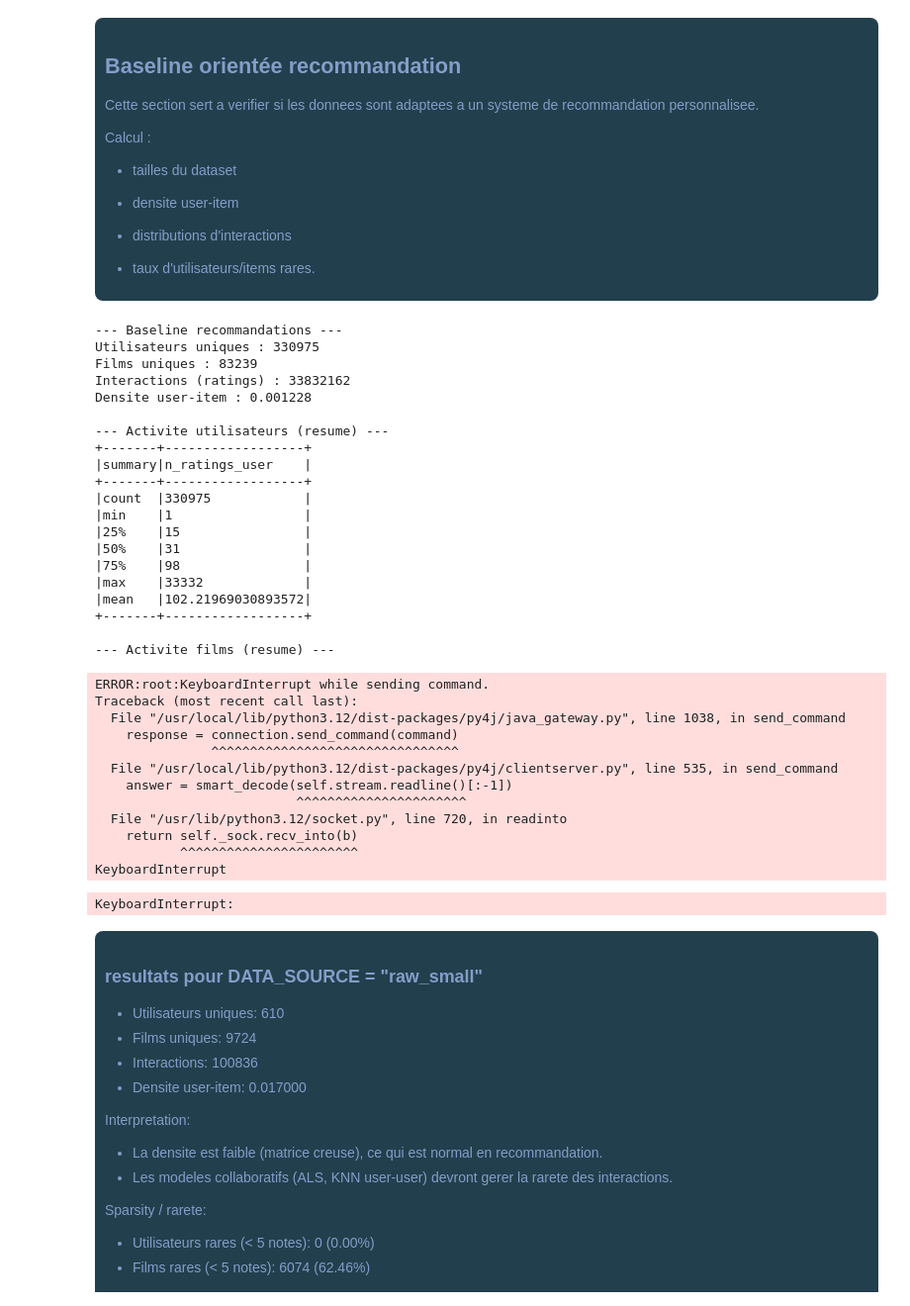
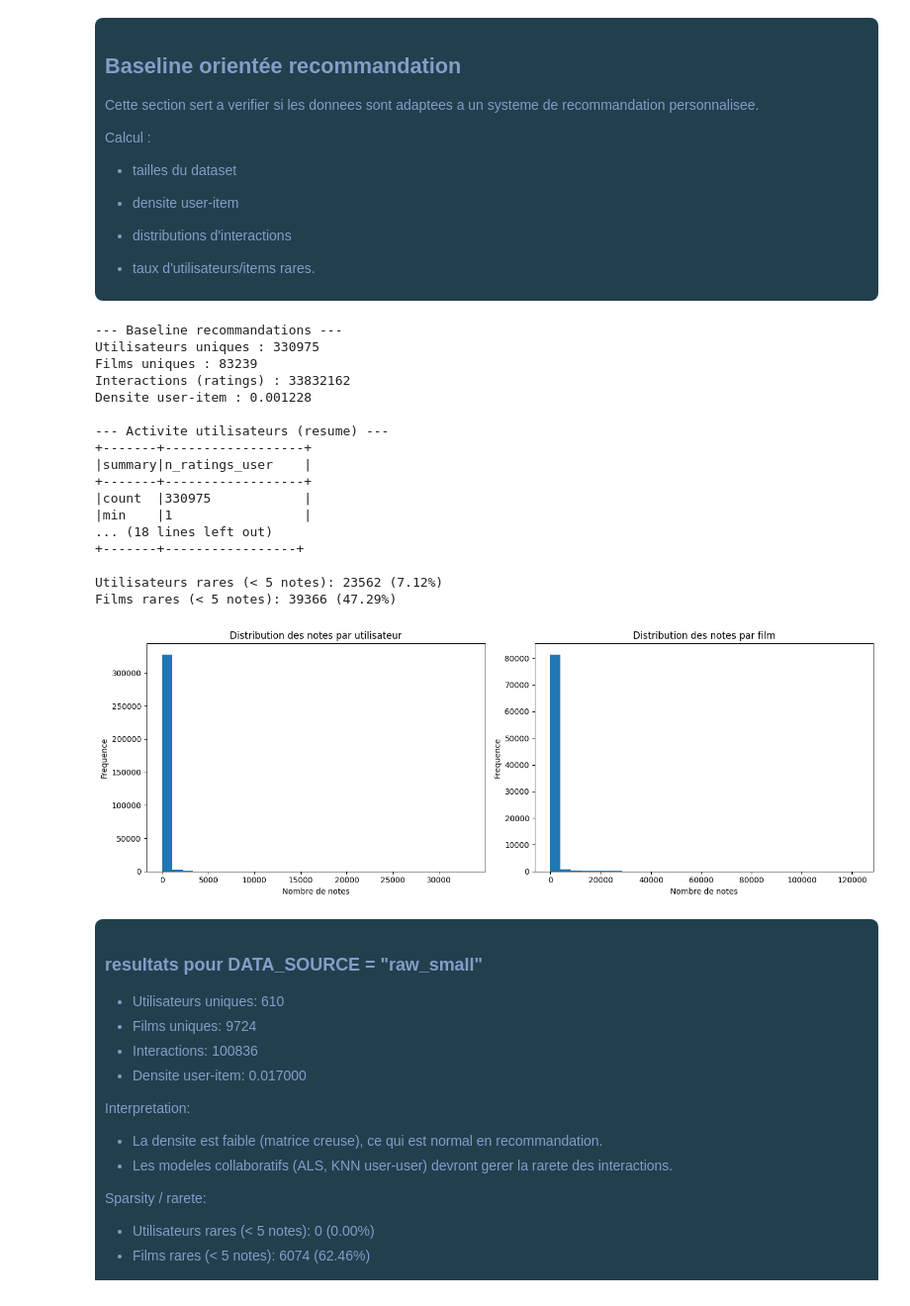
Before and after one commit to bruno-coulet/sparkle-movie, a Jupyter notebook: notebooks/eda.ipynb, the cells around one changed output. Shown at 99% size. Cells and saved outputs as stored; diff of their text form; code cells hidden in the pictures.

```diff
--- a/notebooks/eda.ipynb
+++ b/notebooks/eda.ipynb
@@ -178,8 +177,14 @@ movies: /content/sparkle-movie/sparkle-movie/data/raw_big/movies.csv
 <div style="color: #849dc9; background-color: #223f4d; padding: 10px; border-radius: 8px;" >
 Chargement des datasets
 # %%
-# Initialisation de la sessionSpark et chargement de la source sélectionnée
-spark = utils.create_spark_session()
+# Initialisation de la session Spark avec plus de mémoire pour le pilote
+from pyspark.sql import SparkSession
+
+spark = (
+    SparkSession.builder.appName("MovieLensEDA")
+    .config("spark.driver.memory", "8g") # Augmenter la memoire du driver
+    .getOrCreate()
+)
 
 # Réduction du niveau de log pour éviter les messages d'avertissement et d'information
 # qui peuvent être nombreux lors du chargement et du traitement des données
@@ -306,7 +325,15 @@ Calcul :
 </div>
 # %%
 # Cellule autonome: on recree une session Spark et on recharge les donnees propres.
-spark = utils.create_spark_session()
+from pyspark.sql import SparkSession
+
+spark = (
+    SparkSession.builder.appName("MovieLensEDA")
+    .config("spark.driver.memory", "8g") # Augmenter la memoire du driver
+    .getOrCreate()
+)
+spark.sparkContext.setLogLevel("ERROR")
+
 df_ratings = utils.load_ratings_dataframe(spark, path_ratings.as_posix())
 df_movies = utils.load_movies_dataframe(spark, path_movies.as_posix())
 df_ratings_clean, df_movies_clean = utils.clean_data(df_ratings, df_movies)
@@ -359,53 +386,38 @@ import matplotlib.pyplot as plt
 pdf_user = df_user_activity.select("n_ratings_user").toPandas()
 pdf_item = df_item_activity.select("n_ratings_item").toPandas()
 
 fig, axes = plt.subplots(1, 2, figsize=(14, 5))
 axes[0].hist(pdf_user["n_ratings_user"], bins=30)
 axes[0].set_title("Distribution des notes par utilisateur")
 axes[0].set_xlabel("Nombre de notes")
 axes[0].set_ylabel("Frequence")
 
 axes[1].hist(pdf_item["n_ratings_item"], bins=30)
 axes[1].set_title("Distribution des notes par film")
 axes[1].set_xlabel("Nombre de notes")
 axes[1].set_ylabel("Frequence")
 
 plt.tight_layout()
 plt.show()
 # %% [output]
 --- Baseline recommandations ---
 Utilisateurs uniques : 330975
 Films uniques : 83239
 Interactions (ratings) : 33832162
 Densite user-item : 0.001228
 
 --- Activite utilisateurs (resume) ---
 +-------+------------------+
 |summary|n_ratings_user    |
 +-------+------------------+
 |count  |330975            |
 |min    |1                 |
-|25%    |15                |
-|50%    |31                |
-|75%    |98                |
-|max    |33332             |
-|mean   |102.21969030893572|
-+-------+------------------+
+... (18 lines left out)
++-------+-----------------+
 
---- Activite films (resume) ---
+Utilisateurs rares (< 5 notes): 23562 (7.12%)
+Films rares (< 5 notes): 39366 (47.29%)
-ERROR:root:KeyboardInterrupt while sending command.
-Traceback (most recent call last):
-  File "/usr/local/lib/python3.12/dist-packages/py4j/java_gateway.py", line 1038, in send_command
-    response = connection.send_command(command)
-               ^^^^^^^^^^^^^^^^^^^^^^^^^^^^^^^^
-  File "/usr/local/lib/python3.12/dist-packages/py4j/clientserver.py", line 535, in send_command
-    answer = smart_decode(self.stream.readline()[:-1])
-                          ^^^^^^^^^^^^^^^^^^^^^^
-  File "/usr/lib/python3.12/socket.py", line 720, in readinto
-    return self._sock.recv_into(b)
-           ^^^^^^^^^^^^^^^^^^^^^^^
-KeyboardInterrupt
-KeyboardInterrupt:
+[figure, added]
 # %% [markdown]
 <div style="color: #849dc9; background-color: #223f4d; padding: 10px; border-radius: 8px;" >
 
```
Also changed, not shown: parts of 13 cells of this notebook.
